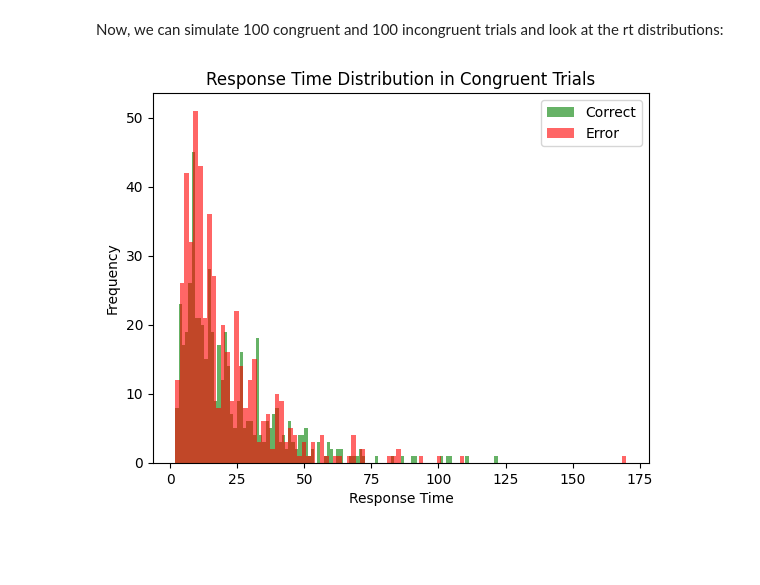
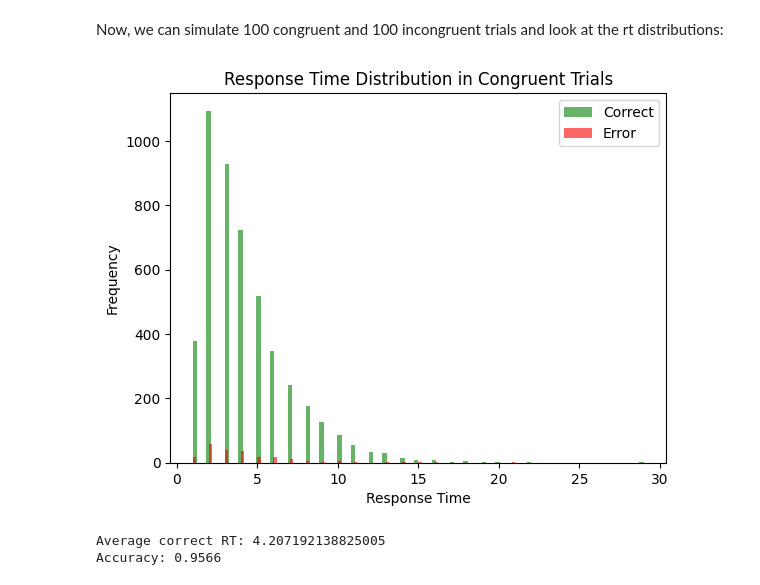
Before and after one commit to AutoResearch/ASDMB-Workshop, a Jupyter notebook: ASDMB-book/content/practical-sessions/psyneulink/psyneulink.ipynb, the cells around one changed output. Cells and saved outputs as stored; diff of their text form; code cells hidden in the pictures; blank space fills up the shorter version.

```diff
--- a/ASDMB-book/content/practical-sessions/psyneulink/psyneulink.ipynb
+++ b/ASDMB-book/content/practical-sessions/psyneulink/psyneulink.ipynb
@@ -188,7 +191,7 @@ We will implement a simple version of the Stroop model. The task consists of 2x2
 To model the more "automatic" response to word reading, we will give the word input a stronger connection to the output layer then the color input:
 # %%
 # Some CONSTANTS: Strength of processing pathways:
-WORD_PROCESSING_STRENGTH = 1.5
+WORD_PROCESSING_STRENGTH = 2
 COLOR_PROCESSING_STRENGTH = 1
 
 # input layers (shape == 2 for one-hot encoded inputs)
@@ -204,8 +207,8 @@ linear_stroop = pnl.Composition(name="Linear Stroop")
 # Create the projections
 # here we define a simple lateral inhibition matrix (i.e., input to red inhibits green and vice versa)
 inhibition_matrix = np.array(
-    [[1, -1],
-     [-1, 1]])
+    [[1, -1.],
+     [-1., 1]])
 
 # scale the inhibition matrix by the processing strength
 word_processing_matrix = WORD_PROCESSING_STRENGTH * inhibition_matrix
@@ -297,11 +300,12 @@ The numbers are hard to interpret, and we would like to add some stochasticity:
 
 ![ddm](https://raw.githubusercontent.com/AutoResearch/ASDMB-Workshop/main/ASDMB-book/_static/img/practical-sessions/ddm.png)
 # %%
-WORD_PROCESSING_STRENGTH = 1.5
+WORD_PROCESSING_STRENGTH = 2
 COLOR_PROCESSING_STRENGTH = 1
+
+
 def get_linear_stroop_with_ddm():
     # Some CONSTANTS: Strength of processing pathways:
-
 
     # input layers (shape == 2 for one-hot encoded inputs)
     word_input = pnl.ProcessingMechanism(name="Word", input_shapes=2)
@@ -311,26 +315,28 @@ def get_linear_stroop_with_ddm():
     output_layer = pnl.ProcessingMechanism(name="Output", input_shapes=2)
 
     # DDM for decision making
-    decision_layer = pnl.DDM(name='Decision', function=pnl.DriftDiffusionIntegrator(
-        noise=.25,
-        starting_value=0.0,
-        non_decision_time=0.0,
-        rate=.25,
-        threshold=1.0),
-                             reset_stateful_function_when=pnl.AtTrialStart())
+    decision_layer = pnl.DDM(
+        name='Decision',
+        input_format=pnl.ARRAY,
+        function=pnl.DriftDiffusionIntegrator(
+            noise=.5,
+            rate=.05,
+            threshold=1.
+        ),
+        reset_stateful_function_when=pnl.AtTrialStart())
 
     # create the compositions
     linear_stroop_with_ddm = pnl.Composition(name="Linear Stroop")
 
     # Create the projections
-    # here we define a simple lateral inhibition matrix (i.e., input to red inhibits green and vice versa)
-    inhibition_matrix = np.array(
+
+    identity_matrix = np.array(
         [[1, -1],
          [-1, 1]])
 
     # scale the inhibition matrix by the processing strength
-    word_processing_matrix = WORD_PROCESSING_STRENGTH * inhibition_matrix
-    color_processing_matrix = COLOR_PROCESSING_STRENGTH * inhibition_matrix
+    word_processing_matrix = WORD_PROCESSING_STRENGTH * identity_matrix
+    color_processing_matrix = COLOR_PROCESSING_STRENGTH * identity_matrix
 
     # create projections
     word_response_projection = pnl.MappingProjection(matrix=word_processing_matrix)
@@ -344,6 +350,7 @@ def get_linear_stroop_with_ddm():
     linear_stroop_with_ddm.add_linear_processing_pathway([color_input, color_response_projection, output_layer])
 
     linear_stroop_with_ddm.add_linear_processing_pathway([output_layer, decision_layer])
+
     return linear_stroop_with_ddm, word_input, color_input
 # %% [markdown]
 Let's look at the graph of the model:
@@ -358,26 +365,30 @@ Now, we can simulate 100 congruent and 100 incongruent trials and look at the rt
 # %%
 model, word_input, color_input = get_linear_stroop_with_ddm()
 
 # example congruent stimulus
 gg = {word_input: [0, 1], color_input: [0, 1]}
 
-model.run(gg, num_trials= 1000)
+model.run(gg, num_trials= 5000)
 
 results = model.results
 
-decision_times_correct = [r[1][0] for r in results if r[0][0] > 0]
-decision_time_error = [r[1][0] for r in results if r[0][0] < 0]
+decision_times_correct = [r[1][0] for r in results if r[0][0] < 0]
+decision_time_error = [r[1][0] for r in results if r[0][0] > 0]
 
 plt.hist(decision_times_correct, bins=100, alpha=0.6, color='green', label='Correct')
 plt.hist(decision_time_error, bins=100, alpha=0.6, color='red', label='Error')
 
 plt.title('Response Time Distribution in Congruent Trials')
 plt.ylabel('Frequency')
 plt.xlabel('Response Time')
 plt.legend()
 plt.show()
+print(f'Average correct RT: {np.mean(decision_times_correct)}')
+print(f'Accuracy: {len(decision_times_correct) / (len(decision_times_correct) + len(decision_time_error))}')
 # %% [output]
-[figure, old version]
+[figure, new version]
+Average correct RT: 4.207192138825005
+Accuracy: 0.9566
 # %%
 model, word_input, color_input = get_linear_stroop_with_ddm()
 
```
Also changed, not shown: parts of 4 cells of this notebook.
